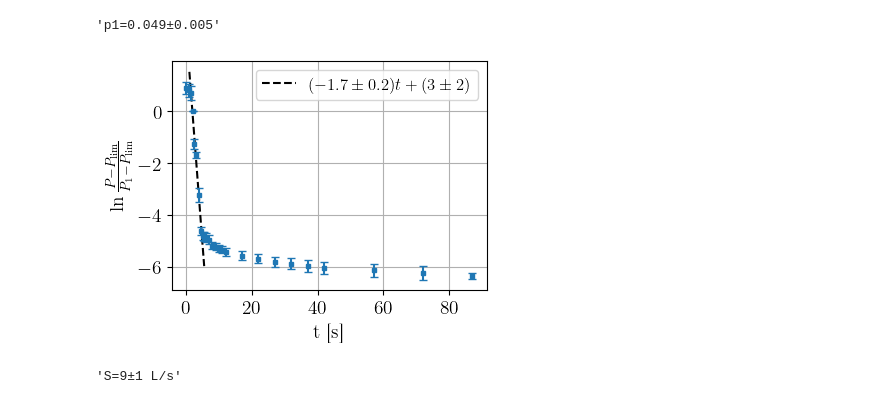
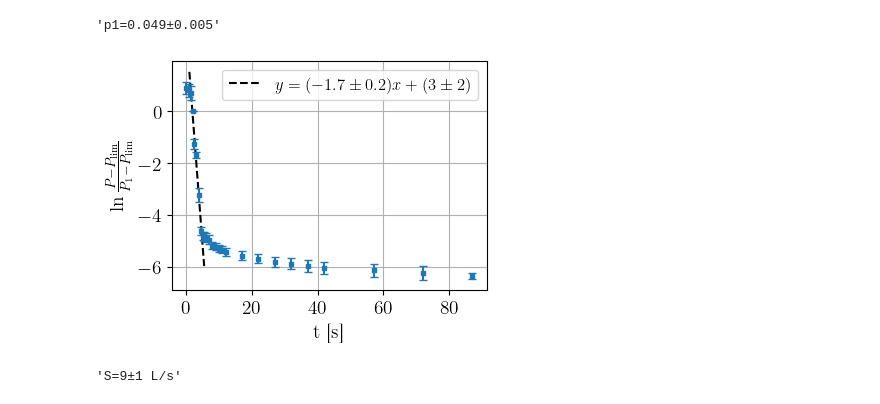
Before and after one commit to TomVdt/TPII-rapports, a Jupyter notebook: 02-K14-point-triple-azote/analyse/exp1.ipynb, the cells around one changed output. Cells and saved outputs as stored; diff of their text form; code cells hidden in the pictures.

```diff
--- a/02-K14-point-triple-azote/analyse/exp1.ipynb
+++ b/02-K14-point-triple-azote/analyse/exp1.ipynb
@@ -87,23 +74,23 @@ f"{p1=:.1uP}"
 # %%
 start, end = 3, 7
 coefs, cov = np.polyfit(time[idx][start:end-1], unp.nominal_values(plog[start:end-1]), 1, cov=True)
 fit = np.poly1d(coefs)
 errcoefs = unp.uarray(coefs, cov[(0,1),(0,1)])
 x = np.linspace(time[idx][start] - 1, time[idx][end] + 1, 100)
 
-plt.plot(x, fit(x), '--', c='k', label=r"$({:.1uL})t+({:.1uL})$".format(*errcoefs))
+plt.plot(x, fit(x), '--', c='k', label=r"$y=({:.1uL})x+({:.1uL})$".format(*errcoefs))
 
 plt.errorbar(time[idx], unp.nominal_values(plog), yerr=unp.std_devs(plog), marker='s', ls='none')
 plt.xlabel(r"t [\unit{\second}]")
 plt.ylabel(r"$\ln{\frac{P - P_\textrm{lim}}{P_1 - P_\textrm{lim}}}$")
 plt.legend()
 plt.grid()
 
 plt.tight_layout(pad=0.5)
 plt.ticklabel_format(axis='y', style='sci', scilimits=(1,0))
 plt.savefig("../figures/cinetique_diffusion.pdf")
 # %% [output]
-[figure, old version]
+[figure, new version]
 # %%
 S = -V * errcoefs[0]
 f"{S=:.1uP} L/s" # L / s
```
Also changed, not shown: parts of 1 cell of this notebook, 27 other files.
